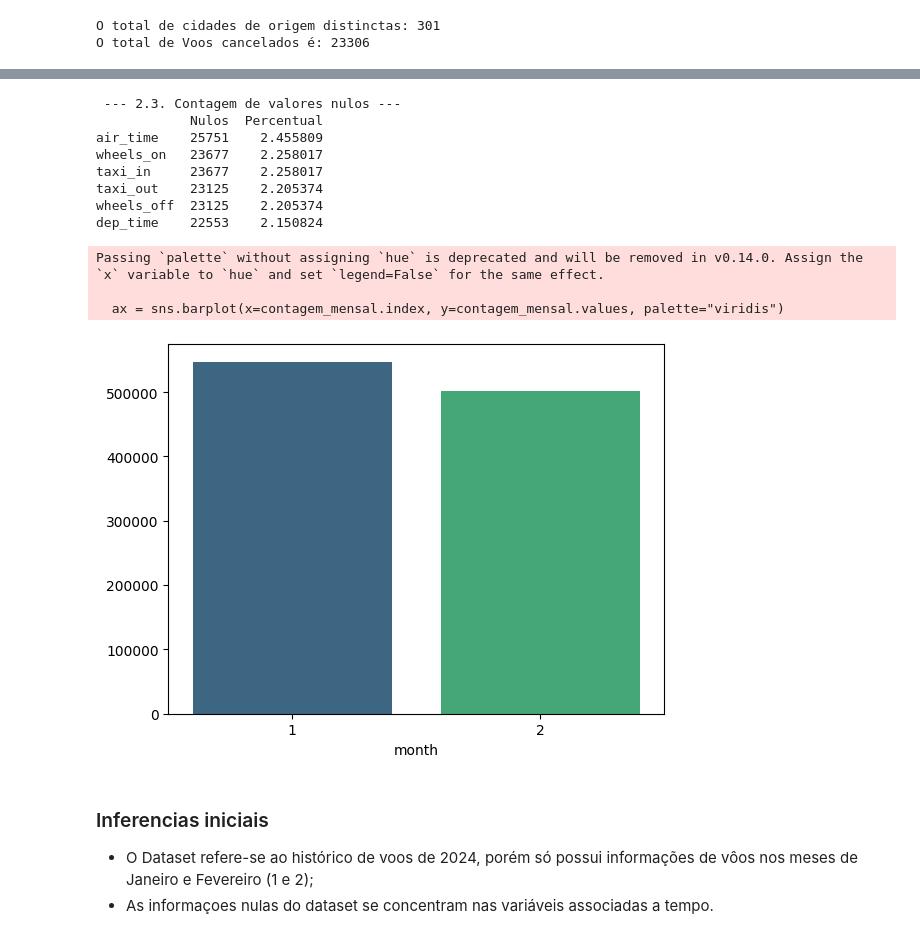
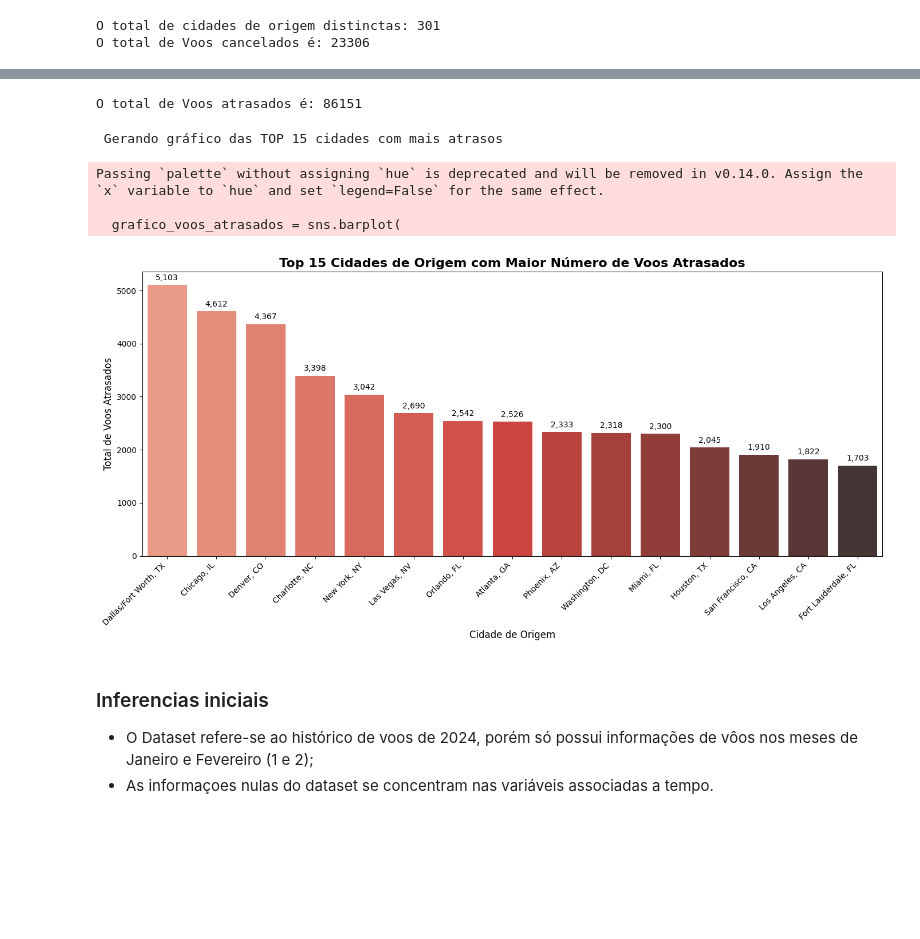
Before and after one commit to PedroHeinrickg/Modelo-ML-Voos_2024, a Jupyter notebook: Analise_voos.ipynb, the cells around one changed output, grey strips where cells are left out. Drawn from its saved outputs; the diff is of its cells as text; code cells hidden in the pictures; blank space fills up the shorter version.

```diff
--- a/Analise_voos.ipynb
+++ b/Analise_voos.ipynb
@@ -83,30 +134,52 @@ NameError: name 'df' is not defined
-# %%
-print("\n --- 2.3. Contagem de valores nulos ---")
-nulos = df.isnull().sum().sort_values(ascending=False)
-nulos_percentual = (df.isnull().sum() / len(df) * 100).sort_values(ascending=False)
-df_nulos = pd.DataFrame({'Nulos': nulos, 'Percentual': nulos_percentual})
-print(df_nulos[df_nulos['Nulos'] > 0]) # Exibe apenas colunas com nulos
-# %% [output]
- --- 2.3. Contagem de valores nulos ---
-            Nulos  Percentual
-air_time    25751    2.455809
-wheels_on   23677    2.258017
-taxi_in     23677    2.258017
-taxi_out    23125    2.205374
-wheels_off  23125    2.205374
-dep_time    22553    2.150824
-# %%
-# 2. Contagem das Observações por Mês
-    # value_counts() conta a frequência e sort_index() garante a ordem correta dos meses (1, 2, 3...)
-contagem_mensal = df['month'].value_counts().sort_index()
-
-# 3. Criação do Gráfico de Barras
-ax = sns.barplot(x=contagem_mensal.index, y=contagem_mensal.values, palette="viridis")
-# %% [output]
-Passing `palette` without assigning `hue` is deprecated and will be removed in v0.14.0. Assign the `x` variable to `hue` and set `legend=False` for the same effect.
-
-  ax = sns.barplot(x=contagem_mensal.index, y=contagem_mensal.values, palette="viridis")
-[figure, removed]
+# %%
+df['total_minutos_atraso'] = df['weather_delay'] + df['late_aircraft_delay']
+df['flag_atrasado'] = (df['total_minutos_atraso'] > 15).astype(int)
+total_voos_atrasados = df['flag_atrasado'].sum()
+print(f"O total de Voos atrasados é: {total_voos_atrasados}")
+# %% [output]
+O total de Voos atrasados é: 86151
+# %%
+atrasos_por_cidade = (
+    df.groupby('origin_city_name')['flag_atrasado'].sum().sort_values(ascending=False)
+    )
+
+cidades_com_mais_atrasos = atrasos_por_cidade.head(15)
+print(f"\n Gerando gráfico das TOP 15 cidades com mais atrasos")
+
+plt.figure(figsize=(14, 7))
+grafico_voos_atrasados = sns.barplot(
+    x=cidades_com_mais_atrasos.index,
+    y=cidades_com_mais_atrasos.values,
+    palette="Reds_d"
+)
+
+# Adicionando Títulos e Rótulos
+plt.title('Top 15 Cidades de Origem com Maior Número de Voos Atrasados', fontsize=16, fontweight='bold')
+plt.xlabel('Cidade de Origem', fontsize=12)
+plt.ylabel('Total de Voos Atrasados', fontsize=12)
+plt.xticks(rotation=45, ha='right')
+
+    # Linhas que faltam para finalizar: Adicionar anotações e exibir
+
+    # 1. Adicionar os valores exatos em cima de cada barra (como fizemos antes)
+for p in grafico_voos_atrasados.patches:
+        grafico_voos_atrasados.annotate(f'{int(p.get_height()):,}',
+                    (p.get_x() + p.get_width() / 2., p.get_height()),
+                    ha = 'center', va = 'center',
+                    xytext = (0, 9),
+                    textcoords = 'offset points')
+
+    # 2. Ajustar o layout
+plt.tight_layout()
+
+    # 3. Exibir o gráfico!
+plt.show()
+# %% [output]
+ Gerando gráfico das TOP 15 cidades com mais atrasos
+Passing `palette` without assigning `hue` is deprecated and will be removed in v0.14.0. Assign the `x` variable to `hue` and set `legend=False` for the same effect.
+
+  grafico_voos_atrasados = sns.barplot(
+[figure, added]
 # %% [markdown]
 ### Inferencias iniciais ###
 
```
Also changed, not shown: parts of 4 cells of this notebook.
